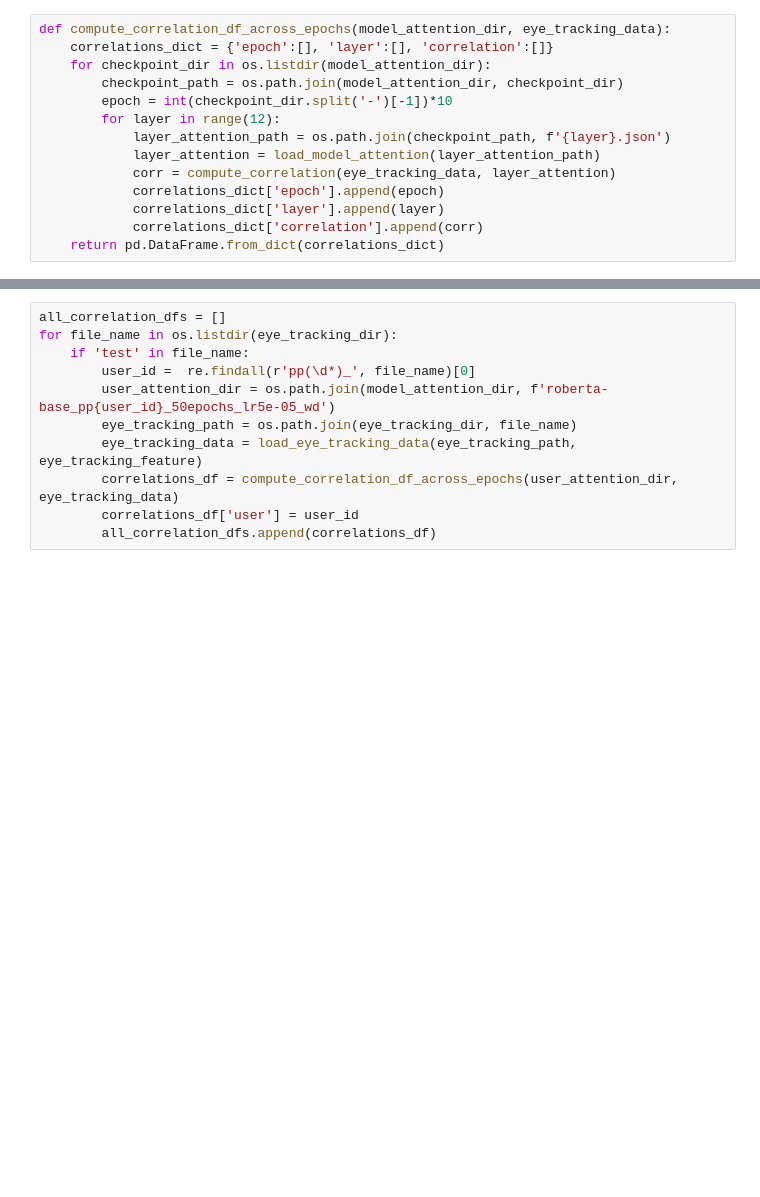
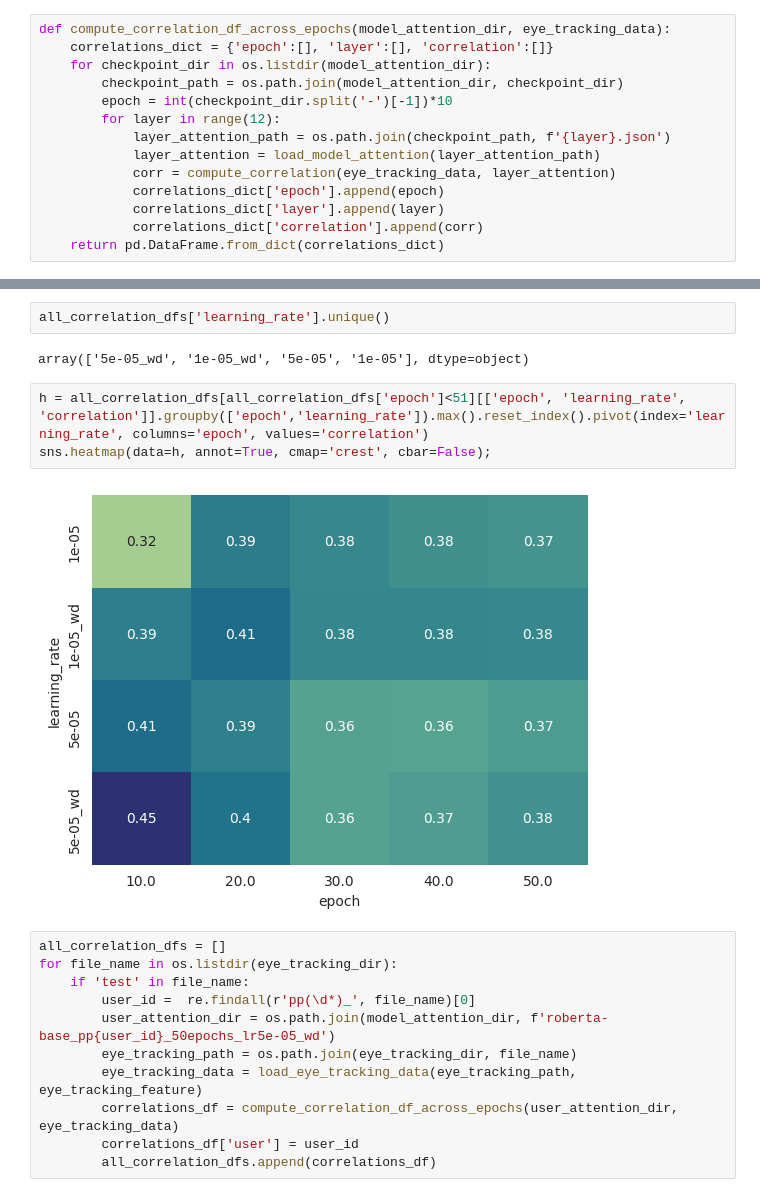
Before and after one commit to lucadinidue/eye_tracking_injection, a Jupyter notebook: scripts/eval/attention_correlation.ipynb, the cells around one changed output, grey strips where cells are left out. Drawn from its saved outputs; the diff is of its cells as text; blank space fills up the shorter version.

```diff
--- a/scripts/eval/attention_correlation.ipynb
+++ b/scripts/eval/attention_correlation.ipynb
@@ -71,3 +84,12 @@ def compute_correlation_df_across_epochs(model_attention_dir, eye_tracking_data)
+# %%
+all_correlation_dfs['learning_rate'].unique()
+# %% [output]
+array(['5e-05_wd', '1e-05_wd', '5e-05', '1e-05'], dtype=object)
+# %%
+h = all_correlation_dfs[all_correlation_dfs['epoch']<51][['epoch', 'learning_rate', 'correlation']].groupby(['epoch','learning_rate']).max().reset_index().pivot(index='learning_rate', columns='epoch', values='correlation')
+sns.heatmap(data=h, annot=True, cmap='crest', cbar=False);
+# %% [output]
+[figure, added]
 # %%
 all_correlation_dfs = []
 for file_name in os.listdir(eye_tracking_dir):
```
Also changed, not shown: parts of 3 cells of this notebook.
